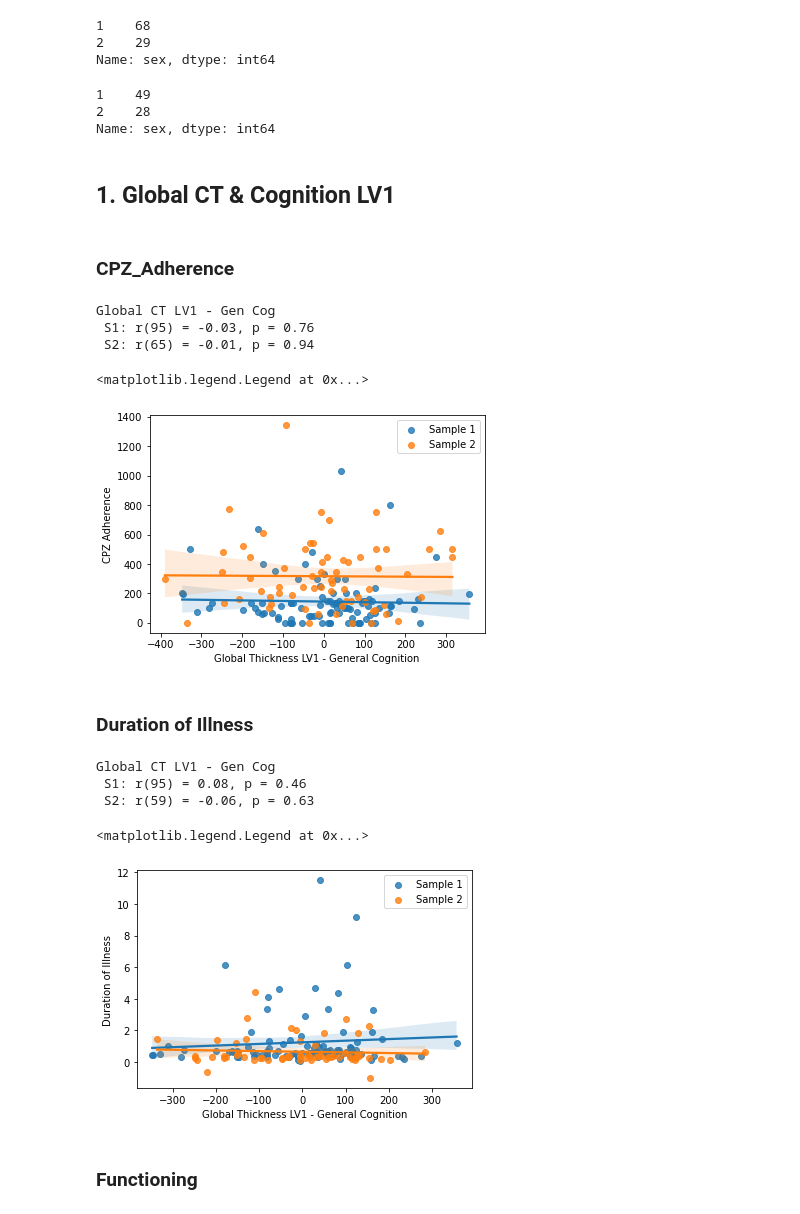
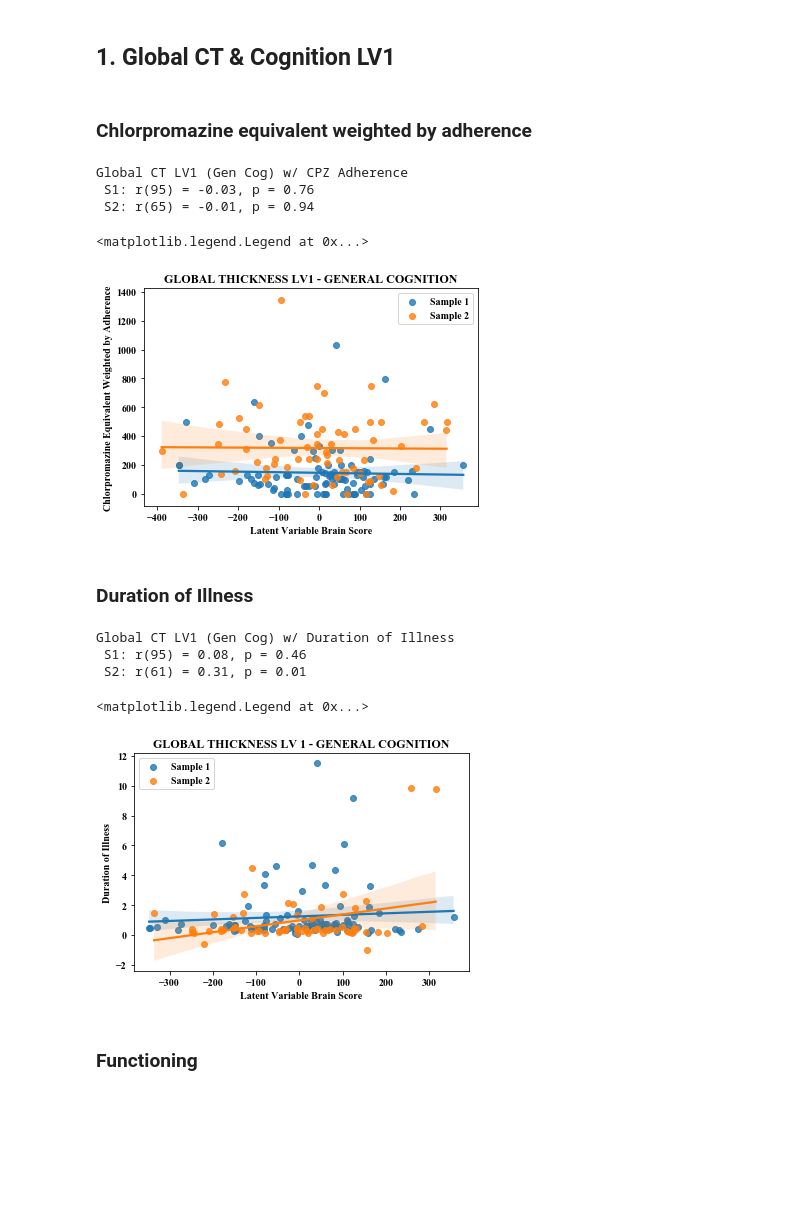
Before and after one commit to katielavigne/GenSpecCTCog, a Jupyter notebook: Gen-Spec_CT-Cog.ipynb, the cells around one changed output. Cells and saved outputs as stored; diff of their text form; code cells hidden in the pictures; blank space fills up the shorter version.

```diff
--- a/Gen-Spec_CT-Cog.ipynb
+++ b/Gen-Spec_CT-Cog.ipynb
@@ -12,6 +15,7 @@ plt.rcParams['font.family'] = 'serif'
 plt.rcParams['font.serif'] = 'Times New Roman'
 plt.rcParams.update({'font.size': 12})
 # %%
+# data prep
 datadir = 'C:/Users/lavig/OneDrive - McGill University/research/publishing/inprep_Lavigne_EurNPP_CTCognition/data/'
-df1 = pd.read_csv('data1_glimfile_pls.csv')
-df2 = pd.read_csv('data2_glimfile_pls.csv')
+df1 = pd.read_csv(datadir + 'data1_glimfile_pls.csv')
+df2 = pd.read_csv(datadir + 'data2_glimfile_pls.csv')
@@ -50,71 +22,62 @@ df2
-# %%
-df1.sex.value_counts()
-# %% [output]
-1    68
-2    29
-Name: sex, dtype: int64
-# %%
-df2.sex.value_counts()
-# %% [output]
-1    49
-2    28
-Name: sex, dtype: int64
 # %% [markdown]
 ## 1. Global CT & Cognition LV1
-# %% [markdown]
-### CPZ_Adherence
+# %% [markdown]
+### Chlorpromazine equivalent weighted by adherence
 # %%
-#sample 1
-x=df1.gen_gen1
-y=df1.cpz_adherence
+# sample 1
+x = df1.genCTcog1
+y = df1.cpz_adherence
 res1 = stats.pearsonr(x,y)
 sns.regplot(x=x,y=y)
 
-#sample 2
+# sample 2
 df2_cpz = df2.dropna(subset=['cpz_adherence'])
-x=df2_cpz.gen_gen1
-y=df2_cpz.cpz_adherence
+x = df2_cpz.genCTcog1
+y = df2_cpz.cpz_adherence
 res2 = stats.pearsonr(x,y)
 
-print('Global CT LV1 - Gen Cog\n S1: r('
+# results
+print('Global CT LV1 (Gen Cog) w/ CPZ Adherence\n S1: r('
       + str(len(df1)-2)
       + ') = '
       + str(round(res1[0],2))
       + ', p = '
       + str(round(res1[1],2))
       + '\n S2: r('
       + str(len(df2_cpz)-2)
       + ') = '
       + str(round(res2[0],2))
       + ', p = '
       + str(round(res2[1],2)))
 
+# figure
 ax = sns.regplot(x=x,y=y)
-ax.set(xlabel='Global Thickness LV1 - General Cognition', ylabel='CPZ Adherence')
-plt.legend(labels=['Sample 1','_','_','Sample 2','_','_'])
+ax.set(ylabel='Chlorpromazine Equivalent Weighted by Adherence', xlabel='Latent Variable Brain Score', title='GLOBAL THICKNESS LV1 - GENERAL COGNITION')
+plt.legend(labels=['_','_','Sample 1','_','Sample 2','_','_'])
 # %% [output]
-Global CT LV1 - Gen Cog
+Global CT LV1 (Gen Cog) w/ CPZ Adherence
  S1: r(95) = -0.03, p = 0.76
  S2: r(65) = -0.01, p = 0.94
 <matplotlib.legend.Legend at 0x...>
-[figure, old version]
+[figure, new version]
 # %% [markdown]
 ### Duration of Illness
 # %%
 #sample 1
-x=df1.gen_gen1
-y=df1.dur_illness
+x = df1.genCTcog1
+y = df1.dur_illness
 res1 = stats.pearsonr(x,y)
 sns.regplot(x=x, y=y)
 
 #sample 2
 df2_dur_ill = df2.dropna(subset=['dur_illness'])
-df2_dur_ill = df2_dur_ill[df2_dur_ill.dur_illness < 8] #remove outliers
-x=df2_dur_ill.gen_gen1
-y=df2_dur_ill.dur_illness
+#df2_dur_ill = df2_dur_ill[df2_dur_ill.dur_illness < 8] # remove outliers
+x = df2_dur_ill.genCTcog1
+y = df2_dur_ill.dur_illness
 res2 = stats.pearsonr(x,y)
 
-print('Global CT LV1 - Gen Cog\n S1: r('
+# results
+print('Global CT LV1 (Gen Cog) w/ Duration of Illness\n S1: r('
       + str(len(df1)-2)
       + ') = '
       + str(round(res1[0],2))
@@ -127,15 +90,16 @@ print('Global CT LV1 - Gen Cog\n S1: r('
       + ', p = '
       + str(round(res2[1],2)))
 
+# figure
 ax = sns.regplot(x=x,y=y)
-ax.set(xlabel='Global Thickness LV1 - General Cognition', ylabel='Duration of Illness')
-plt.legend(labels=['Sample 1','_','_','Sample 2','_','_'])
+ax.set(ylabel='Duration of Illness', xlabel='Latent Variable Brain Score', title='GLOBAL THICKNESS LV 1 - GENERAL COGNITION')
+plt.legend(labels=['_','_','Sample 1','_','Sample 2','_','_'])
 # %% [output]
-Global CT LV1 - Gen Cog
+Global CT LV1 (Gen Cog) w/ Duration of Illness
  S1: r(95) = 0.08, p = 0.46
- S2: r(59) = -0.06, p = 0.63
+ S2: r(61) = 0.31, p = 0.01
 <matplotlib.legend.Legend at 0x...>
-[figure, old version]
+[figure, new version]
 # %% [markdown]
 ### Functioning
 # %%
```
Also changed, not shown: parts of 47 cells of this notebook.
